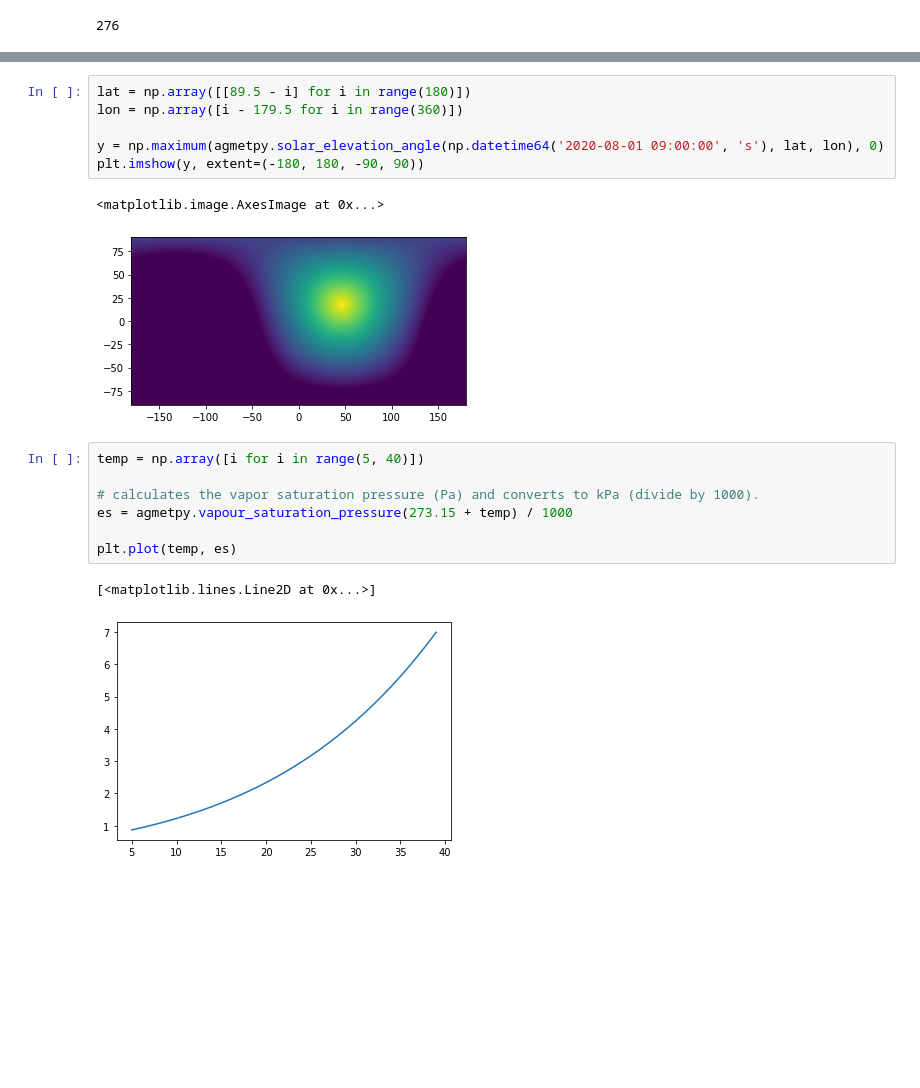
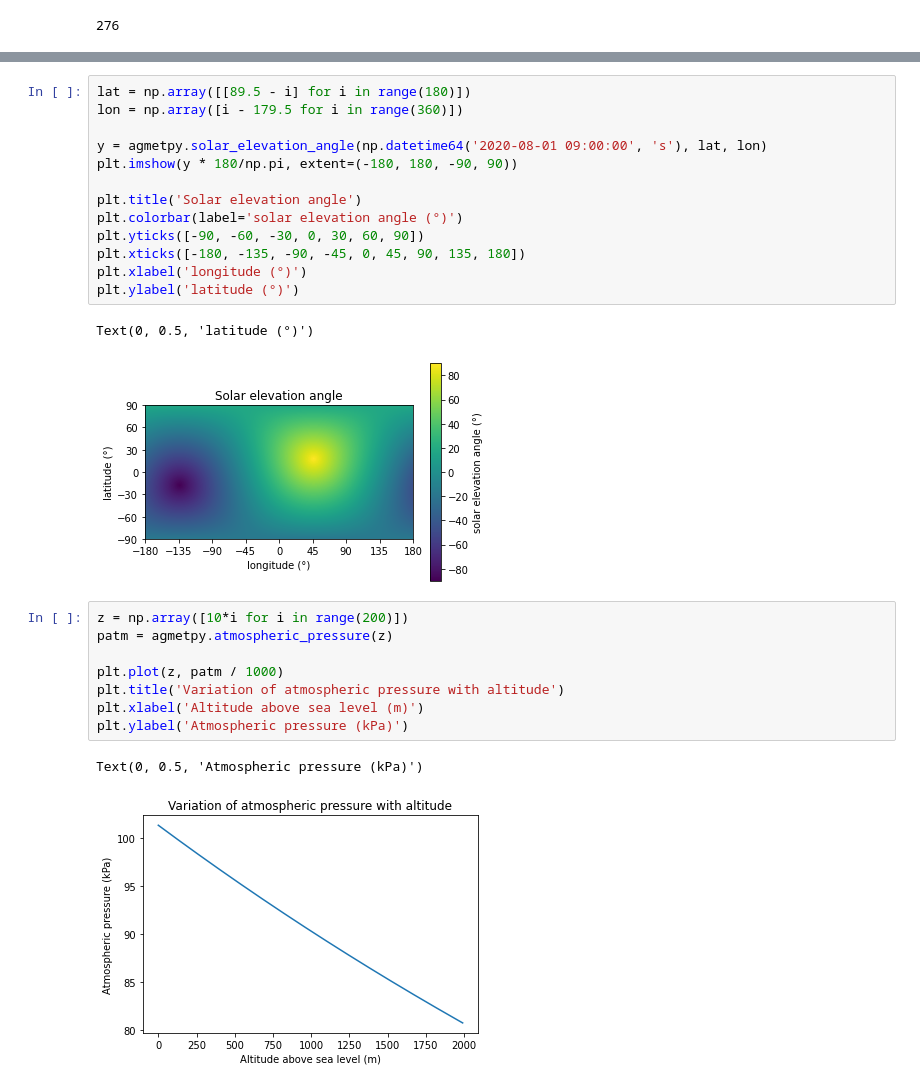
Before and after one commit to jvitorpinto/agmetpy, a Jupyter notebook: docs/notebooks/toolbox.ipynb, the cells around one changed output, grey strips where cells are left out. Cells and saved outputs as stored; diff of their text form; blank space fills up the shorter version.

```diff
--- a/docs/notebooks/toolbox.ipynb
+++ b/docs/notebooks/toolbox.ipynb
@@ -81,19 +113,27 @@ plt.imshow(y, extent=(0, 366, -90, 90))
 # %%
 lat = np.array([[89.5 - i] for i in range(180)])
 lon = np.array([i - 179.5 for i in range(360)])
 
-y = np.maximum(agmetpy.solar_elevation_angle(np.datetime64('2020-08-01 09:00:00', 's'), lat, lon), 0)
-plt.imshow(y, extent=(-180, 180, -90, 90))
+y = agmetpy.solar_elevation_angle(np.datetime64('2020-08-01 09:00:00', 's'), lat, lon)
+plt.imshow(y * 180/np.pi, extent=(-180, 180, -90, 90))
+
+plt.title('Solar elevation angle')
+plt.colorbar(label='solar elevation angle (°)')
+plt.yticks([-90, -60, -30, 0, 30, 60, 90])
+plt.xticks([-180, -135, -90, -45, 0, 45, 90, 135, 180])
+plt.xlabel('longitude (°)')
+plt.ylabel('latitude (°)')
 # %% [output]
-<matplotlib.image.AxesImage at 0x...>
+Text(0, 0.5, 'latitude (°)')
-[figure, old version]
+[figure, new version]
-# %%
-temp = np.array([i for i in range(5, 40)])
-
-# calculates the vapor saturation pressure (Pa) and converts to kPa (divide by 1000).
-es = agmetpy.vapour_saturation_pressure(273.15 + temp) / 1000
-
-plt.plot(temp, es)
-# %% [output]
-[<matplotlib.lines.Line2D at 0x...>]
-[figure, removed]
+# %%
+z = np.array([10*i for i in range(200)])
+patm = agmetpy.atmospheric_pressure(z)
+
+plt.plot(z, patm / 1000)
+plt.title('Variation of atmospheric pressure with altitude')
+plt.xlabel('Altitude above sea level (m)')
+plt.ylabel('Atmospheric pressure (kPa)')
+# %% [output]
+Text(0, 0.5, 'Atmospheric pressure (kPa)')
+[figure, added]
```
Also changed, not shown: parts of 12 cells of this notebook, 2 other files.
